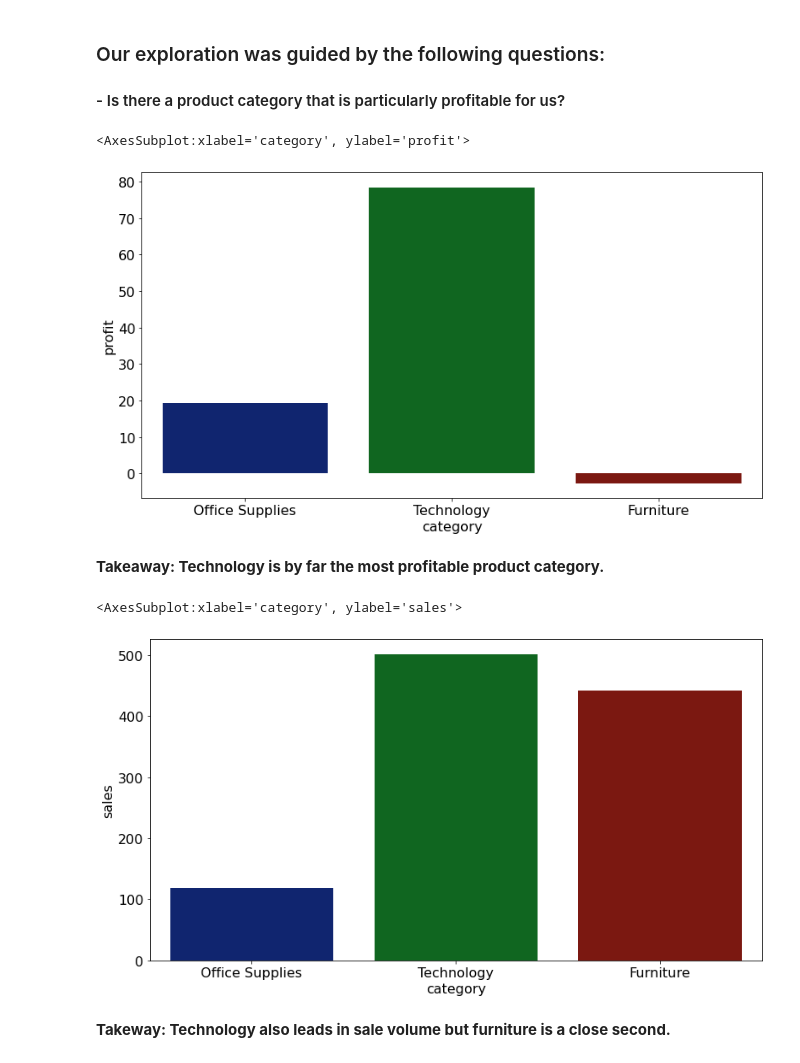
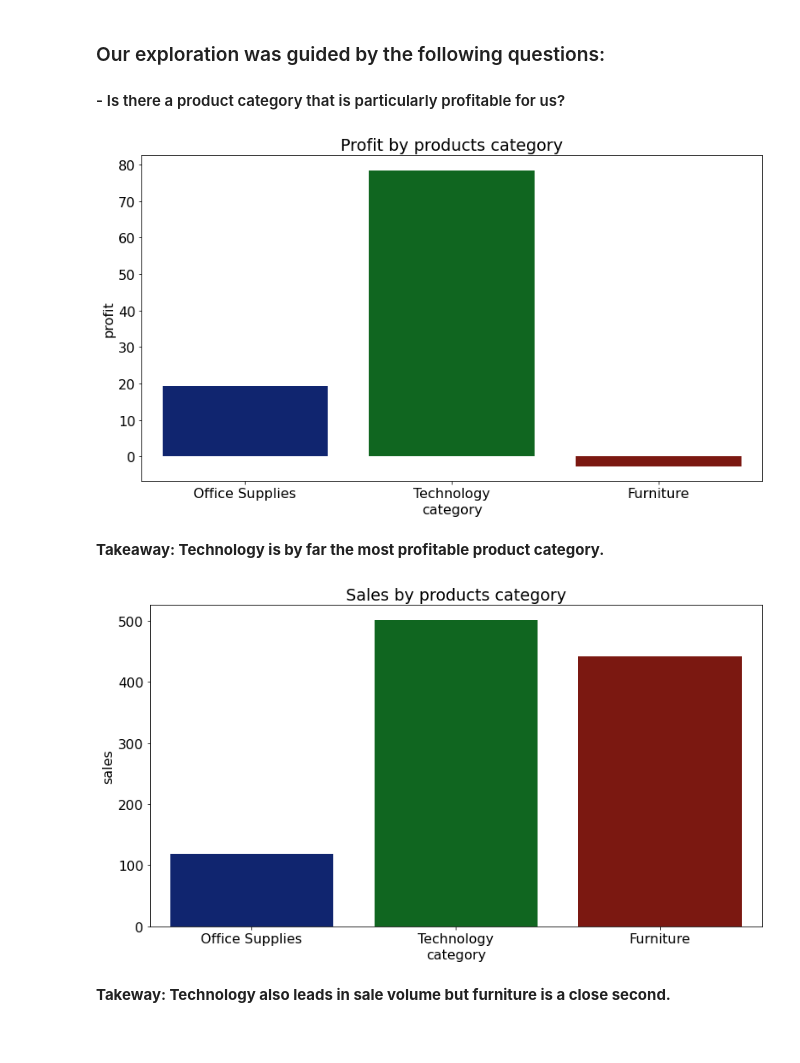
Before and after one commit to Kristofer-Rivera-and-Oliver-Ton/time_series_project, a Jupyter notebook: superstore_final.ipynb, the cells around one changed output. Saved outputs shown, nothing was run; the diff lists cells and outputs as text; code cells hidden in the pictures.

Commit message:
added some titles

```diff
--- a/superstore_final.ipynb
+++ b/superstore_final.ipynb
@@ -99,16 +99,18 @@ plt.axhline(overall_mean,color="r")
 #### - Is there a product category that is particularly profitable for us?
 # %%
 sns.barplot(x='category', y='profit', data= train, ci=None)
+plt.title('Profit by products category')
+None
 # %% [output]
-<AxesSubplot:xlabel='category', ylabel='profit'>
-[figure, old version]
+[figure, new version]
 # %% [markdown]
 **Takeaway: Technology is by far the most profitable product category.**
 # %%
 sns.barplot(x='category', y='sales', data= train, ci=None)
+plt.title('Sales by products category')
+None
 # %% [output]
-<AxesSubplot:xlabel='category', ylabel='sales'>
-[figure, old version]
+[figure, new version]
 # %% [markdown]
 **Takeway: Technology also leads in sale volume but furniture is a close second.**
 # %% [markdown]
```
